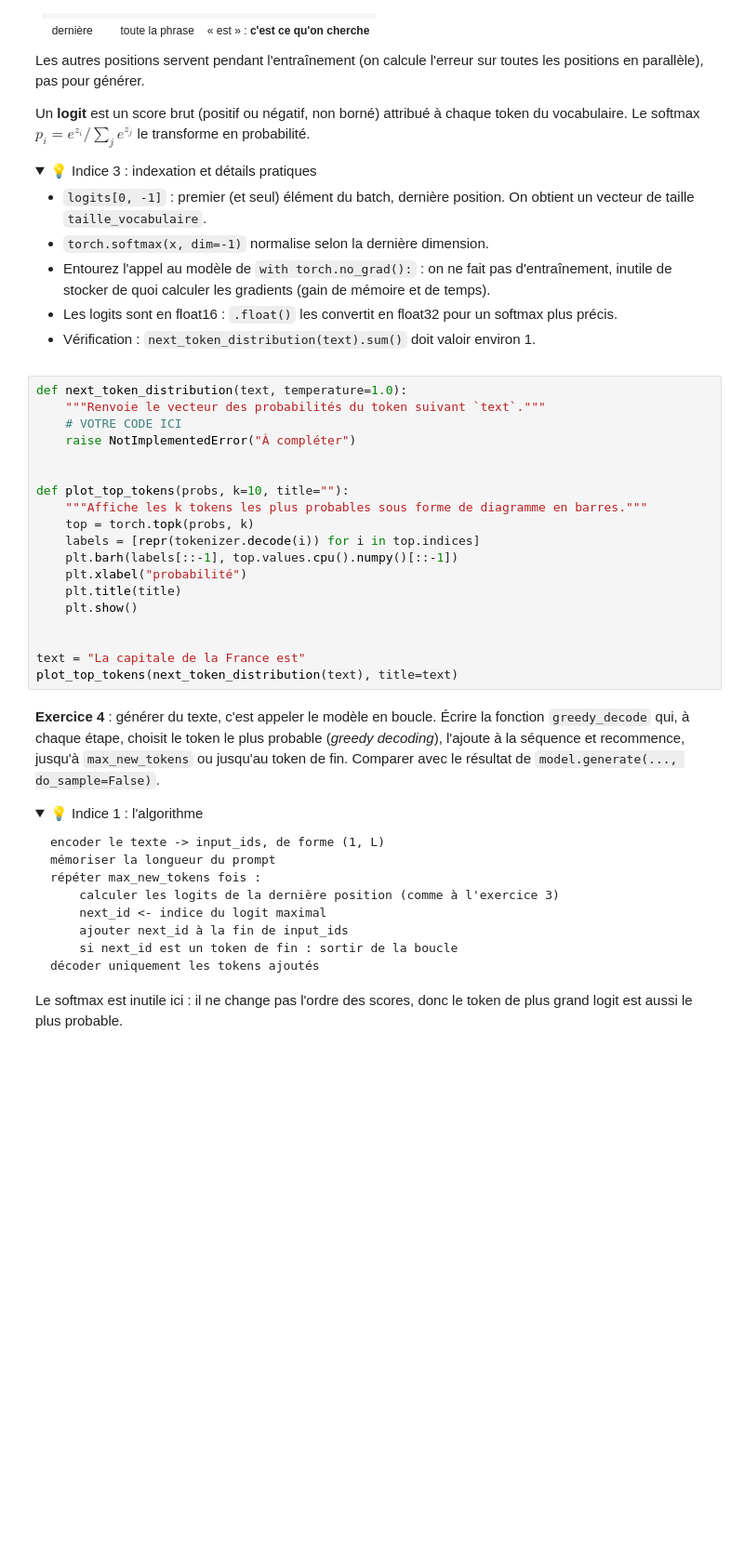
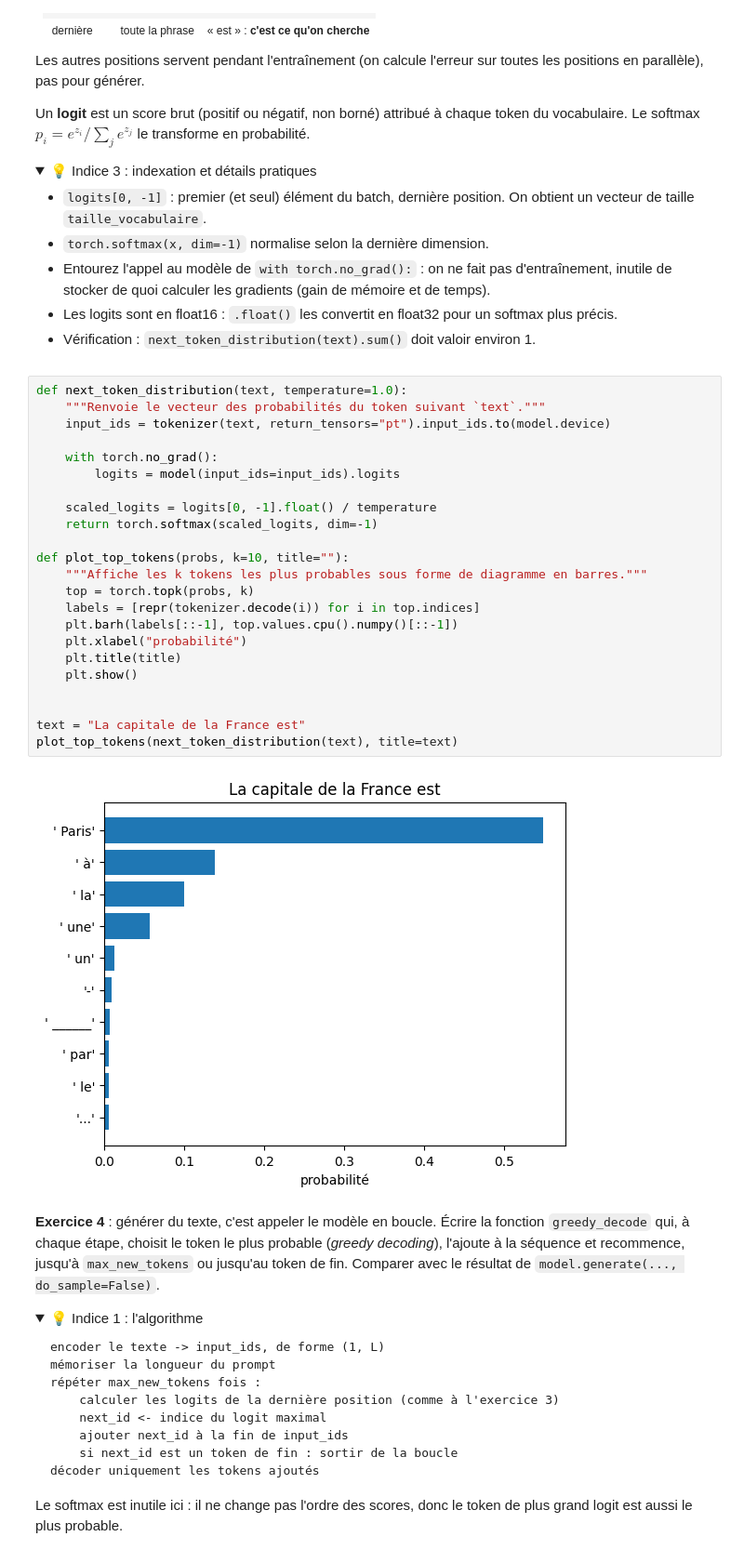
Before and after one commit to JoshuaDixon23/tp-initiation-llm-student-version, a Jupyter notebook: TP_initiation_llm.ipynb, the cells around one changed output. Shown at 93% size. Saved outputs shown, nothing was run; the diff lists cells and outputs as text; folded sections open; blank space fills up the shorter version.

```diff
--- a/TP_initiation_llm.ipynb
+++ b/TP_initiation_llm.ipynb
@@ -277,22 +295,28 @@ Un **logit** est un score brut (positif ou négatif, non borné) attribué à ch
 # %%
 def next_token_distribution(text, temperature=1.0):
     """Renvoie le vecteur des probabilités du token suivant `text`."""
-    # VOTRE CODE ICI
-    raise NotImplementedError("À compléter")
+    input_ids = tokenizer(text, return_tensors="pt").input_ids.to(model.device)
 
+    with torch.no_grad():
+        logits = model(input_ids=input_ids).logits
+
+    scaled_logits = logits[0, -1].float() / temperature
+    return torch.softmax(scaled_logits, dim=-1)
 
 def plot_top_tokens(probs, k=10, title=""):
     """Affiche les k tokens les plus probables sous forme de diagramme en barres."""
     top = torch.topk(probs, k)
     labels = [repr(tokenizer.decode(i)) for i in top.indices]
     plt.barh(labels[::-1], top.values.cpu().numpy()[::-1])
     plt.xlabel("probabilité")
     plt.title(title)
     plt.show()
 
 
 text = "La capitale de la France est"
 plot_top_tokens(next_token_distribution(text), title=text)
+# %% [output]
+[figure, added]
 # %% [markdown]
 **Exercice 4** : générer du texte, c'est appeler le modèle en boucle. Écrire la fonction `greedy_decode` qui, à chaque étape, choisit le token le plus probable (*greedy decoding*), l'ajoute à la séquence et recommence, jusqu'à `max_new_tokens` ou jusqu'au token de fin. Comparer avec le résultat de `model.generate(..., do_sample=False)`.
 
```
Also changed, not shown: parts of 37 cells of this notebook.
